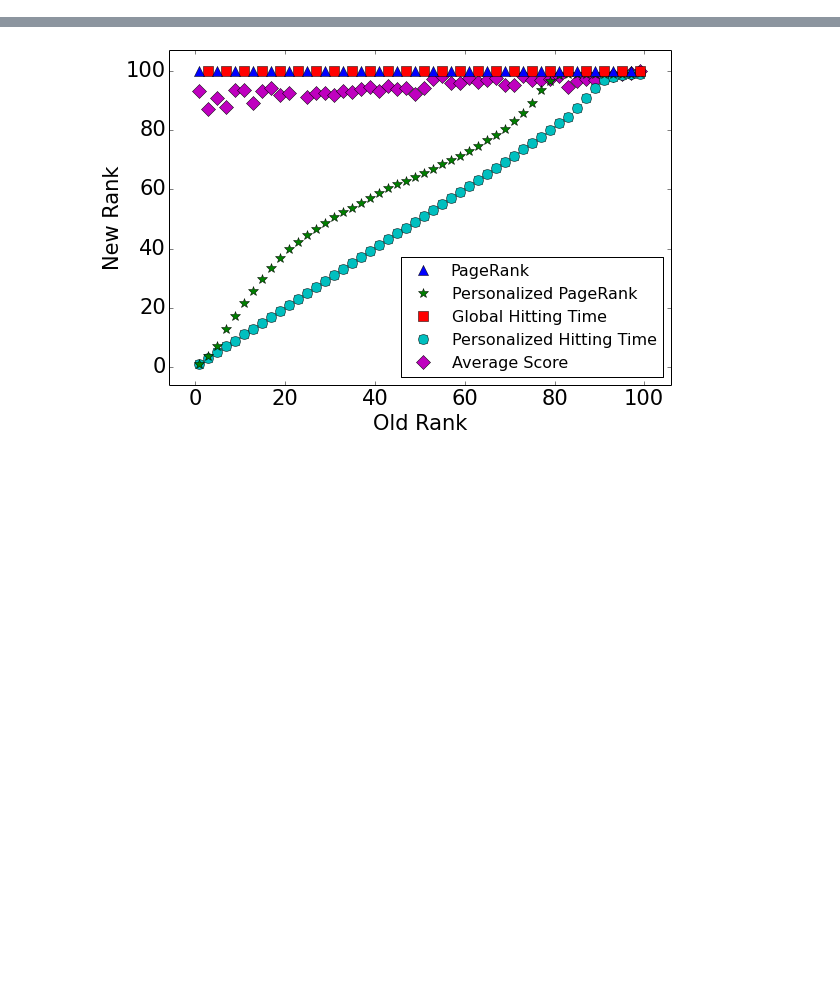
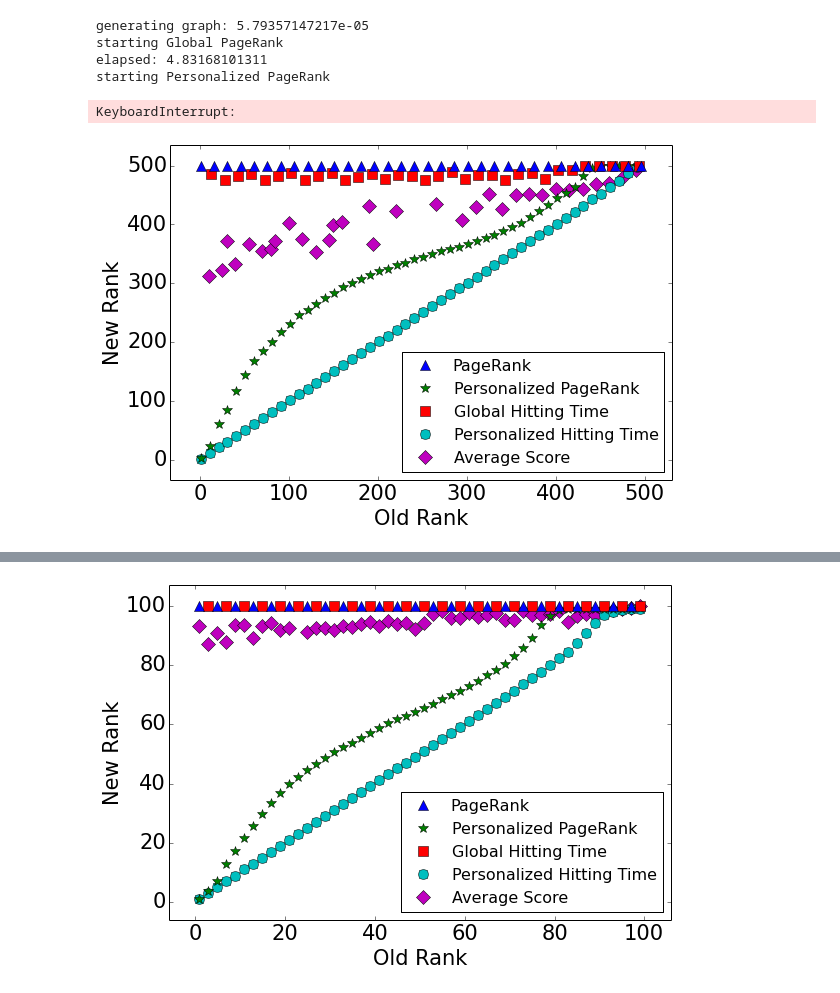
Before and after one commit to branliu0/transitive-trust-models, a Jupyter notebook: notebooks/2014-11-11 Rank Change in Manipulations.ipynb, the cells around one changed output, grey strips where cells are left out. Saved outputs shown, nothing was run; the diff lists cells and outputs as text; code cells hidden in the pictures; blank space fills up the shorter version.

```diff
--- a/notebooks/2014-11-11 Rank Change in Manipulations.ipynb
+++ b/notebooks/2014-11-11 Rank Change in Manipulations.ipynb
@@ -107,3 +137,19 @@ elapsed: 208.896057129
+# %%
+now = time.time()
+# g = TrustGraph(1000, 'uniform', 'cluster', 50, 'sample', 8)
+print 'generating graph:', time.time() - now
+
+for i, m in enumerate(MECHANISMS):
+    now = time.time()
+    print 'starting %s' % m[1]
+    m[2](g, 1, 0.1, True, True, strategic_agents=[500])
+    print 'elapsed:', time.time() - now
+# %% [output]
+generating graph: 5.79357147217e-05
+starting Global PageRank
+elapsed: 4.83168101311
+starting Personalized PageRank
+KeyboardInterrupt:
 # %%
 PLOT_PARAMS = [
     ('PageRank', '^', 'b', 0.25, True, 10),
@@ -113,8 +159,11 @@ PLOT_PARAMS = [
     ('Average Score', 'D', 'm', 0.25, True, 4),
 ]
 
-def plot_rank_changes(results, delta=False, sybil_only=False, cutlinks_only=False, mechs=None):
+def plot_rank_changes(results_dict, delta=False, sybil_only=False, cutlinks_only=False, mechs=None):
     seen = set()
+
+    results = results_dict['results']
+    N = results_dict['nodes']
 
     import matplotlib.cm as cmx
     import matplotlib.colors as colors
@@ -125,14 +174,21 @@ def plot_rank_changes(results, delta=False, sybil_only=False, cutlinks_only=Fals
         mechs = range(len(PLOT_PARAMS))
 
     vals = {i: defaultdict(list) for i in mechs}
+    xvals = {}
+    yvals = {}
     for res in results:
+        if res['mech_index'] not in xvals:
+            xvals[res['mech_index']] = []
+            yvals[res['mech_index']] = []
         for xs, ys in res['rank_changes']:
+#             xvals[res['mech_index']].append(np.mean(xs))
+#             yvals[res['mech_index']].append(np.mean([((y - x) if delta else y) for x, y in zip(xs, ys)]))
             for x, y in zip(xs, ys):
                 vals[res['mech_index']][x].append((y - x) if delta else y)
 
-    mins = {i: [(np.min(vals[i][j+1]) if len(vals[i][j+1]) > 0 else None) for j in range(100)] for i in mechs}
-    lines = {i: [(np.mean(vals[i][j+1]) if len(vals[i][j+1]) > 0 else None) for j in range(100)] for i in mechs}
-    maxs = {i: [(np.max(vals[i][j+1]) if len(vals[i][j+1]) > 0 else None) for j in range(100)] for i in mechs}
+#     mins = {i: [(np.min(vals[i][j+1]) if len(vals[i][j+1]) > 0 else None) for j in range(N)] for i in mechs}
+    lines = {i: [(np.mean(vals[i][j+1]) if len(vals[i][j+1]) > 0 else None) for j in range(N)] for i in mechs}
+#     maxs = {i: [(np.max(vals[i][j+1]) if len(vals[i][j+1]) > 0 else None) for j in range(N)] for i in mechs}
 
 #     print lines
 
@@ -141,11 +197,12 @@ def plot_rank_changes(results, delta=False, sybil_only=False, cutlinks_only=Fals
 #         plt.plot(np.arange(100) + 1, mins[m], '-', c=p[2], zorder=p[5])
 #         plt.plot(np.arange(100) + 1, maxs[m], '-', c=p[2], zorder=p[5])
 #         mask = np.arange((m + 2) % len(mechs), 100, len(mechs))
-        if p[0] in ['PageRank', 'Global Hitting Time']:
-            mask = np.arange(m, 100, 4)
+        if p[0] in ['PageRank', 'Global Hitting Time', 'Average Score']:
+            mask = np.arange(m, N, 5)
         else:
-            mask = np.arange(0, 100, 2)
-        plt.plot((np.arange(100) + 1)[mask], np.array(lines[m])[mask], p[1], c=p[2], zorder=p[5])
+            mask = np.arange(0, N, 10)
+        plt.plot((np.arange(N) + 1)[mask], np.array(lines[m])[mask], p[1], c=p[2], zorder=p[5])
+#         plt.plot(xvals[m], yvals[m], p[1], c=p[2], zorder=p[5])
 #         plt.plot((np.arange(100) + 1)[mask], np.array(mins[m])[mask], p[1], c=p[2], zorder=p[5])
 #         plt.plot((np.arange(100) + 1)[mask], np.array(maxs[m])[mask], p[1], c=p[2], zorder=p[5])
 #         for i, (mi, ma) in enumerate(zip(mins[m], maxs[m])):
@@ -175,3 +232,7 @@ def plot_rank_changes(results, delta=False, sybil_only=False, cutlinks_only=Fals
     plt.legend(lines, [p[0] for p in PLOT_PARAMS], loc='best', numpoints=1)
 
     plt.show()
+# %%
+plot_rank_changes(results_dict)
+# %% [output]
+[figure, added]
```
Also changed, not shown: parts of 6 cells of this notebook, 2 other files.
